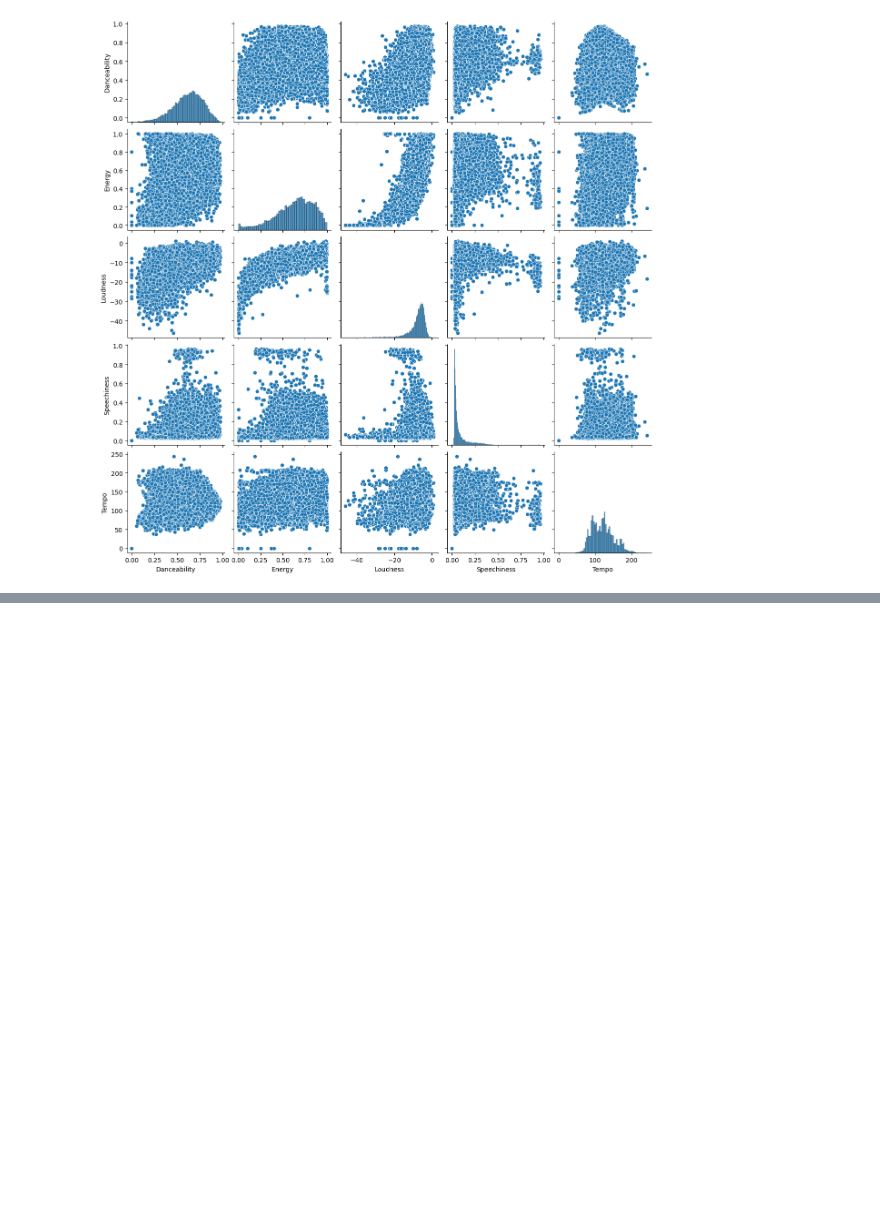
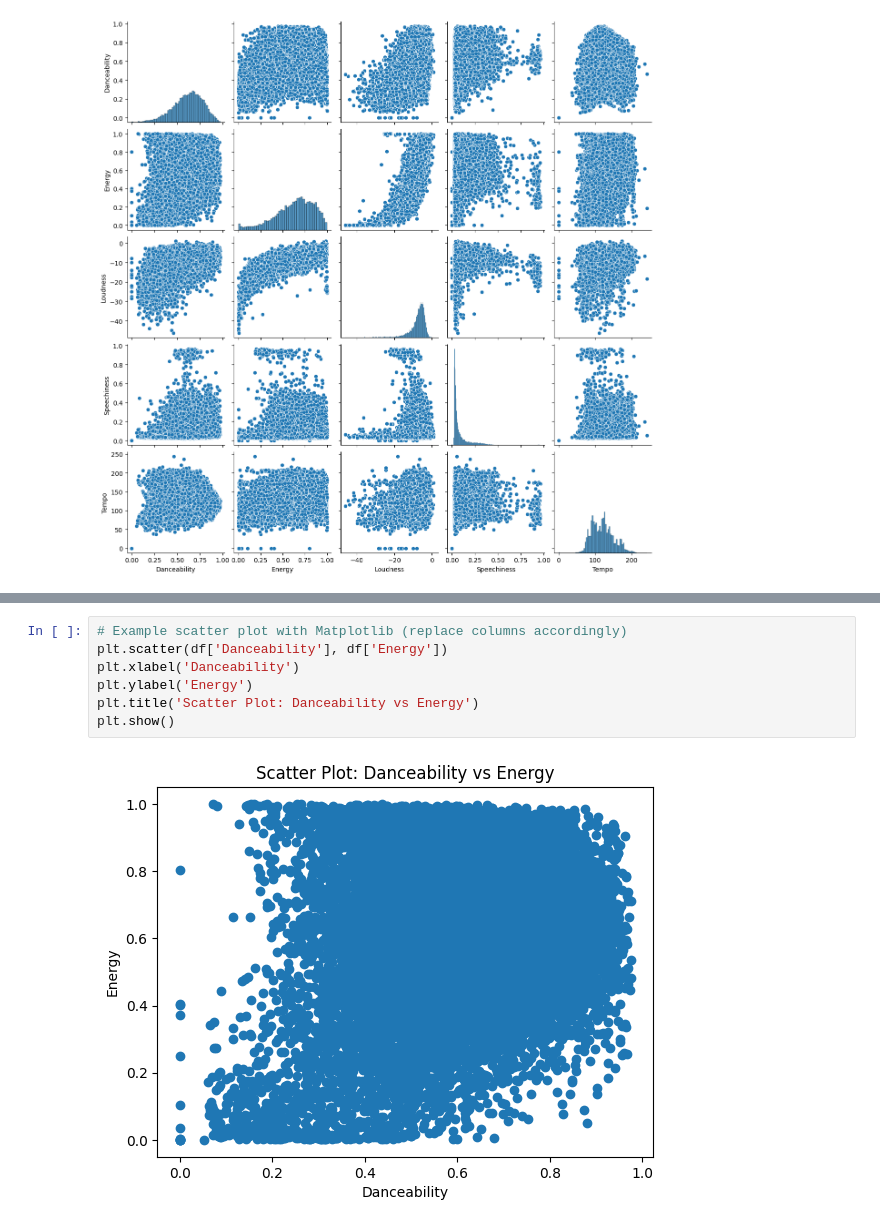
Before and after one commit to elondemi/DataVizualisation-Spotify-and-Youtube, a Jupyter notebook: src/detection.ipynb, the cells around one changed output, grey strips where cells are left out. Cells and saved outputs as stored; diff of their text form; blank space fills up the shorter version.

```diff
--- a/src/detection.ipynb
+++ b/src/detection.ipynb
@@ -62,0 +74,9 @@ plt.show()
+# %%
+# Example scatter plot with Matplotlib (replace columns accordingly)
+plt.scatter(df['Danceability'], df['Energy'])
+plt.xlabel('Danceability')
+plt.ylabel('Energy')
+plt.title('Scatter Plot: Danceability vs Energy')
+plt.show()
+# %% [output]
+[figure, added]
```
Also changed, not shown: parts of 3 cells of this notebook.
